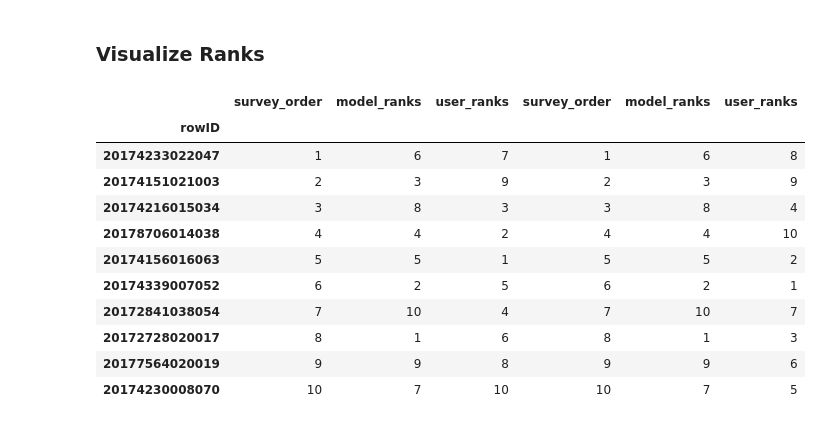
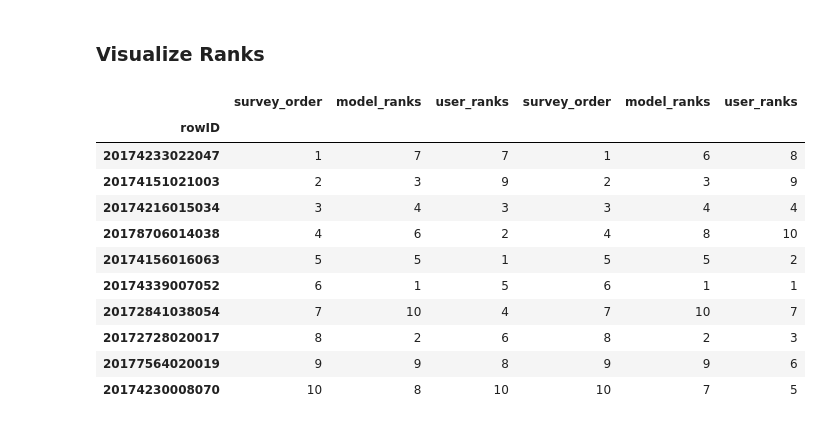
Before and after one commit to dswald/smartRE, a Jupyter notebook: sandbox/Model_Evaluation.ipynb, the cells around one changed output. Cells and saved outputs as stored; diff of their text form; code cells hidden in the pictures.

Commit message:
latest model

```diff
--- a/sandbox/Model_Evaluation.ipynb
+++ b/sandbox/Model_Evaluation.ipynb
@@ -18,7 +18,7 @@ from sklearn.linear_model import LinearRegression
 from sklearn.preprocessing import PolynomialFeatures
 from sklearn.ensemble import RandomForestRegressor
 # %%
-user_evaluation = pd.read_csv('../survey/User_Evaluation_20180727.csv')
+user_evaluation = pd.read_csv('../survey/User_Evaluation_20180801.csv')
 
 def user_input(userID):
     property_list = ['20174233022047', '20174151021003', '20174216015034', \
@@ -41,7 +62,7 @@ def user_input(userID):
 def read_data():
     # read original dataset and standardized dataset
     df_transform = pd.read_csv('Model_output/df_transform_July2016.csv')
-    df = pd.read_csv('../Simple Model with Integrated Dataframe/df_integrated_0714.csv')
+    df = pd.read_csv('Simple Model with Integrated Dataframe/df_integrated_0714.csv')
     property_list = ['20174233022047', '20174151021003', '20174216015034', \
                   '20178706014038', '20174156016063', '20174339007052', \
                   '20172841038054', '20172728020017', '20177564020019', '20174230008070']
@@ -94,7 +115,7 @@ def model_output_ranks(model, userID, price_wt):
         return df.sort_values(by=['rf_scores'], ascending=False)
 
     def poly_personal(data, personal_wt, row):
-        poly_coef = np.loadtxt('Model_output/poly_coef.out', delimiter=',')
+        poly_coef = np.loadtxt('../../test/poly_coef.out', delimiter=',')
         total = 0
         features = data.columns
         feature_number = len(features)
@@ -115,8 +136,6 @@ def model_output_ranks(model, userID, price_wt):
         df, df_transform, df_features, personal_features = read_data()
 
         for i in range(len(personal_scores)):
-            if personal_scores[i] != 0:
-                personal_dict[personal_features[i]] = personal_scores[i]
             personal_dict[personal_features[i]] = personal_scores[i]
         for f in df_features:
             if f in personal_dict.keys():
@@ -142,7 +161,7 @@ def model_output_ranks(model, userID, price_wt):
         return personal_df
 
     def get_ensemble_top10(price_wt):
-        df_poly = get_poly_top10(1.9)
+        df_poly = get_poly_top10(10000)
         df_rf = get_rf_top10(price_wt)
         personal_df = pd.merge(left = df_rf, right=df_poly, left_on = 'rowID', right_on = 'rowID')
         personal_df['combined_ranks'] = personal_df['model_ranks_x'] + personal_df['model_ranks_y']
@@ -410,17 +431,17 @@ df_LA
 # %% [markdown]
 ### Visualize Ranks
 # %%
-pd.concat([compare('rf', 2, 1.6), compare('rf', 10, 1.6)], axis = 1)
+pd.concat([compare('rf', 2, 9.2), compare('rf', 10, 9.2)], axis = 1)
 # %% [output]
 |  | survey_order | model_ranks | user_ranks | survey_order | model_ranks | user_ranks |
 | rowID |  |  |  |  |  |  |
-| 20174233022047 | 1 | 6 | 7 | 1 | 6 | 8 |
+| 20174233022047 | 1 | 7 | 7 | 1 | 6 | 8 |
 | 20174151021003 | 2 | 3 | 9 | 2 | 3 | 9 |
-| 20174216015034 | 3 | 8 | 3 | 3 | 8 | 4 |
-| 20178706014038 | 4 | 4 | 2 | 4 | 4 | 10 |
+| 20174216015034 | 3 | 4 | 3 | 3 | 4 | 4 |
+| 20178706014038 | 4 | 6 | 2 | 4 | 8 | 10 |
 | 20174156016063 | 5 | 5 | 1 | 5 | 5 | 2 |
-| 20174339007052 | 6 | 2 | 5 | 6 | 2 | 1 |
+| 20174339007052 | 6 | 1 | 5 | 6 | 1 | 1 |
 | 20172841038054 | 7 | 10 | 4 | 7 | 10 | 7 |
-| 20172728020017 | 8 | 1 | 6 | 8 | 1 | 3 |
+| 20172728020017 | 8 | 2 | 6 | 8 | 2 | 3 |
 | 20177564020019 | 9 | 9 | 8 | 9 | 9 | 6 |
-| 20174230008070 | 10 | 7 | 10 | 10 | 7 | 5 |
+| 20174230008070 | 10 | 8 | 10 | 10 | 7 | 5 |
```
Also changed, not shown: parts of 11 cells of this notebook, 1 other file.
